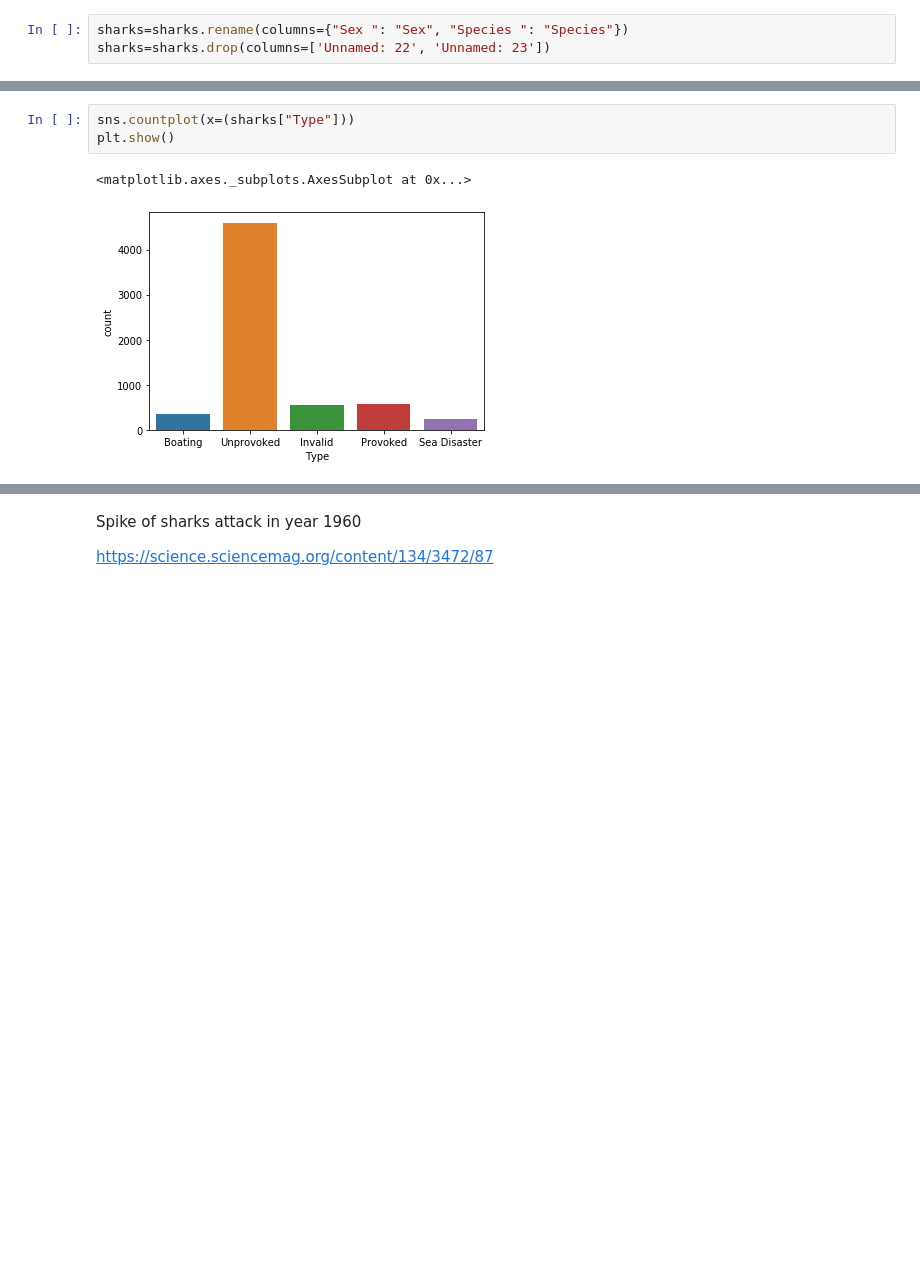
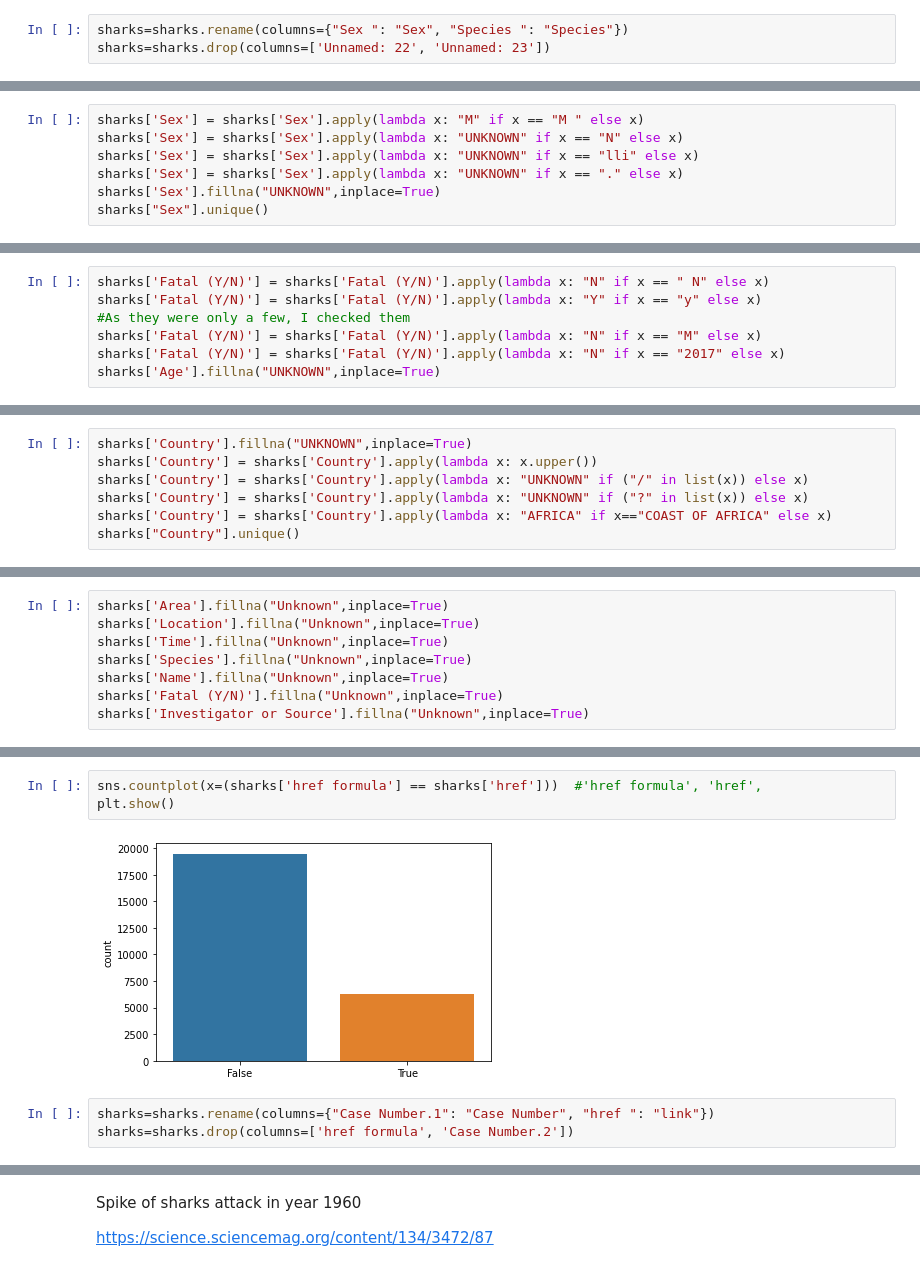
Before and after one commit to ordovas/pandas-project, a Jupyter notebook: your-code/data-wrangling_preliminary.ipynb, the cells around one changed output, grey strips where cells are left out. Drawn from its saved outputs; the diff is of its cells as text; blank space fills up the shorter version.

```diff
--- a/your-code/data-wrangling_preliminary.ipynb
+++ b/your-code/data-wrangling_preliminary.ipynb
@@ -55,0 +104,7 @@ sharks = sharks[sharks["Type"] != "Questionable"]
+# %%
+sharks['Sex'] = sharks['Sex'].apply(lambda x: "M" if x == "M " else x)
+sharks['Sex'] = sharks['Sex'].apply(lambda x: "UNKNOWN" if x == "N" else x)
+sharks['Sex'] = sharks['Sex'].apply(lambda x: "UNKNOWN" if x == "lli" else x)
+sharks['Sex'] = sharks['Sex'].apply(lambda x: "UNKNOWN" if x == "." else x)
+sharks['Sex'].fillna("UNKNOWN",inplace=True)
+sharks["Sex"].unique()
@@ -55,0 +125,7 @@ sharks = sharks[sharks["Type"] != "Questionable"]
+# %%
+sharks['Fatal (Y/N)'] = sharks['Fatal (Y/N)'].apply(lambda x: "N" if x == " N" else x)
+sharks['Fatal (Y/N)'] = sharks['Fatal (Y/N)'].apply(lambda x: "Y" if x == "y" else x)
+#As they were only a few, I checked them
+sharks['Fatal (Y/N)'] = sharks['Fatal (Y/N)'].apply(lambda x: "N" if x == "M" else x)
+sharks['Fatal (Y/N)'] = sharks['Fatal (Y/N)'].apply(lambda x: "N" if x == "2017" else x)
+sharks['Age'].fillna("UNKNOWN",inplace=True)
@@ -55,0 +152,7 @@ sharks = sharks[sharks["Type"] != "Questionable"]
+# %%
+sharks['Country'].fillna("UNKNOWN",inplace=True)
+sharks['Country'] = sharks['Country'].apply(lambda x: x.upper())
+sharks['Country'] = sharks['Country'].apply(lambda x: "UNKNOWN" if ("/" in list(x)) else x)
+sharks['Country'] = sharks['Country'].apply(lambda x: "UNKNOWN" if ("?" in list(x)) else x)
+sharks['Country'] = sharks['Country'].apply(lambda x: "AFRICA" if x=="COAST OF AFRICA" else x)
+sharks["Country"].unique()
@@ -55,0 +177,8 @@ sharks = sharks[sharks["Type"] != "Questionable"]
+# %%
+sharks['Area'].fillna("Unknown",inplace=True)
+sharks['Location'].fillna("Unknown",inplace=True)
+sharks['Time'].fillna("Unknown",inplace=True)
+sharks['Species'].fillna("Unknown",inplace=True)
+sharks['Name'].fillna("Unknown",inplace=True)
+sharks['Fatal (Y/N)'].fillna("Unknown",inplace=True)
+sharks['Investigator or Source'].fillna("Unknown",inplace=True)
@@ -56,6 +190,8 @@ sharks = sharks[sharks["Type"] != "Questionable"]
 # %%
-sns.countplot(x=(sharks["Type"]))
+sns.countplot(x=(sharks['href formula'] == sharks['href']))  #'href formula', 'href',
 plt.show()
 # %% [output]
-<matplotlib.axes._subplots.AxesSubplot at 0x...>
-[figure, old version]
+[figure, new version]
+# %%
+sharks=sharks.rename(columns={"Case Number.1": "Case Number", "href ": "link"})
+sharks=sharks.drop(columns=['href formula', 'Case Number.2'])
```
Also changed, not shown: parts of 59 cells of this notebook.
